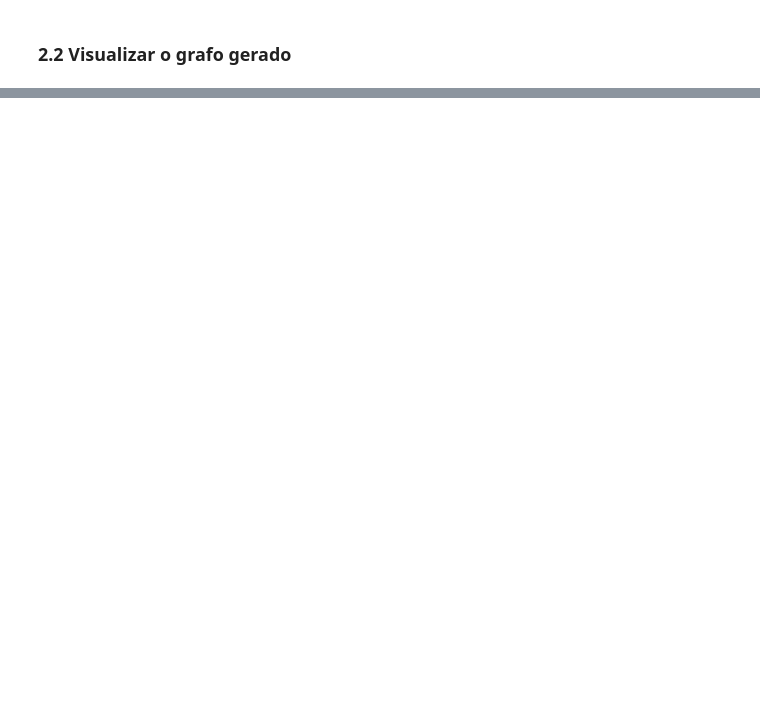
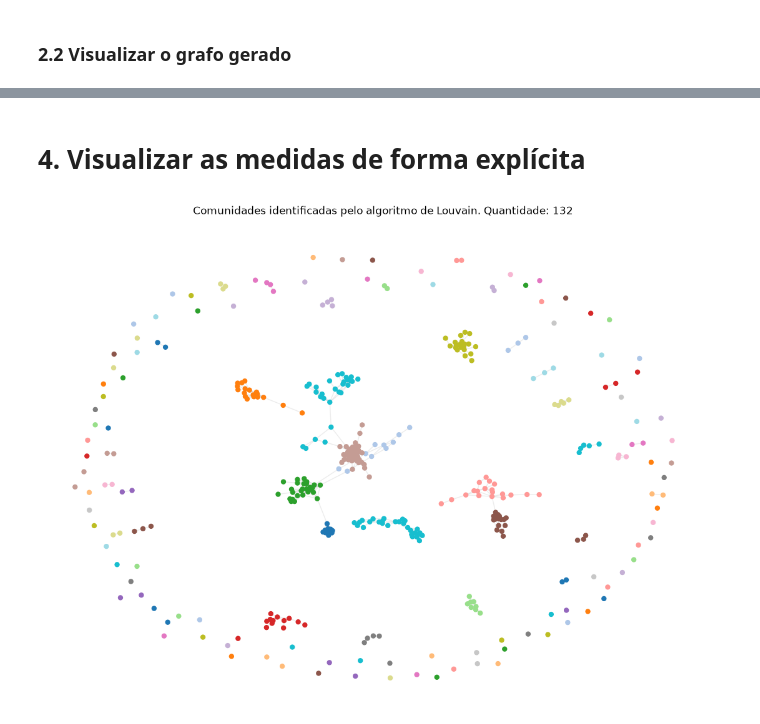
Before and after one commit to Suyannesara/tag-trabalho-1, a Jupyter notebook: main.ipynb, the cells around one changed output, grey strips where cells are left out. Cells and saved outputs as stored; diff of their text form; code cells hidden in the pictures; blank space fills up the shorter version.

```diff
--- a/main.ipynb
+++ b/main.ipynb
@@ -78,0 +126,19 @@ KeyboardInterrupt:
+# %%
+
+# Função auxiliar para identificar a qual comunidade cada nó pertence
+comunidade_por_no = {
+    no: i
+    for i, comunidade in enumerate(comunidades)
+    for no in comunidade
+}
+# %%
+
+# Adicionar as métricas como atributos dos nós
+nx.set_node_attributes(G_amostra, comunidade_por_no, "comunidade")
+nx.set_node_attributes(G_amostra, grau, "grau")
+nx.set_node_attributes(G_amostra, intermediacao, "intermediacao")
+nx.set_node_attributes(G_amostra, proximidade, "proximidade")
+nx.set_node_attributes(G_amostra, autovetor, "autovetor")
+
+# Exportar o grafo para o Gephi
+nx.write_gexf(G_amostra, "./data/grafo_metricas.gexf")
@@ -78,0 +179,30 @@ KeyboardInterrupt:
+# %% [markdown]
+# 4. Visualizar as medidas de forma explícita
+# %%
+
+# Visualizar as comunidades de Louvain geradas, cada uma com uma cor diferente
+cores_comunidades = [
+    comunidade_por_no[no]
+    for no in G_amostra.nodes()
+]
+
+plt.figure(figsize=(14, 10))
+
+nx.draw_networkx_edges(
+    G_amostra, pos,
+    alpha=0.15,
+    edge_color="gray"
+)
+
+nx.draw_networkx_nodes(
+    G_amostra, pos,
+    node_color=cores_comunidades,
+    cmap=plt.cm.tab20,
+    node_size=25
+)
+
+plt.title(f'Comunidades identificadas pelo algoritmo de Louvain. Quantidade: {len(comunidades)}')
+plt.axis("off")
+plt.show()
+# %% [output]
+[figure, added]
```
Also changed, not shown: parts of 17 cells of this notebook, 2 other files.
